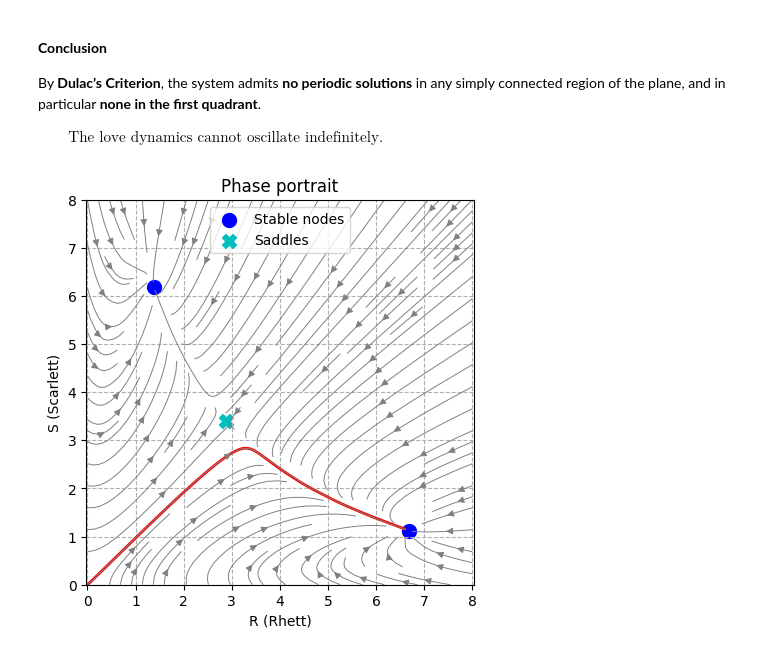
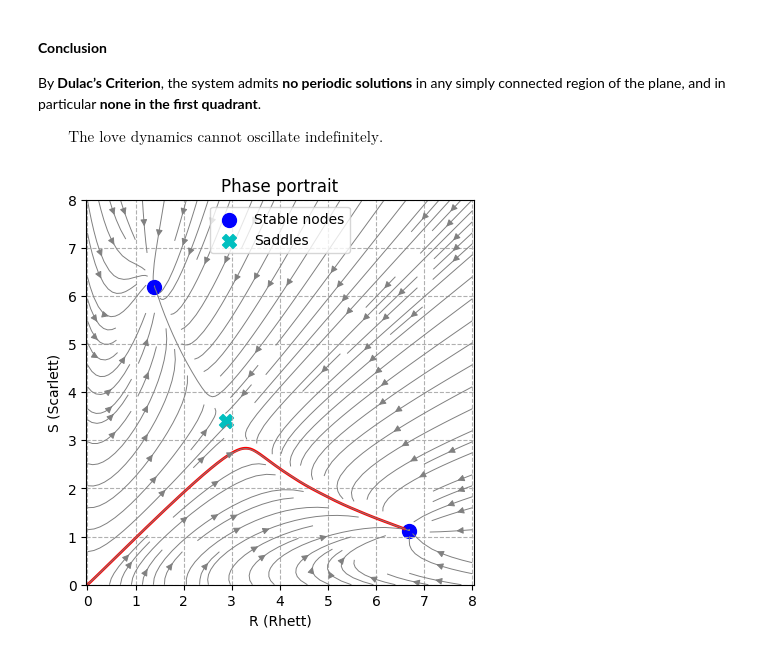
Before and after one commit to Chaks1603/Python-Assignments, a Jupyter notebook: Chaotic Systems/2D Maps/Love Affairs.ipynb, the cells around one changed output. Saved outputs shown, nothing was run; the diff lists cells and outputs as text; code cells hidden in the pictures.

```diff
--- a/Chaotic Systems/2D Maps/Love Affairs.ipynb
+++ b/Chaotic Systems/2D Maps/Love Affairs.ipynb
@@ -461,35 +462,35 @@ stable_pts = np.array(stable_pts)
 saddle_pts = np.array(saddle_pts)
 
 # Phase field
-r = np.linspace(0, 8, 21)
-s = np.linspace(0, 8, 21)
+r = np.linspace(0, 8, 101)
+s = np.linspace(0, 8, 101)
 Rr, Ss = np.meshgrid(r, s)
 dR = -Rr + A_S + k*Ss*np.exp(-Ss)
 dS = -Ss + A_R + k*Rr*np.exp(-Rr)
 
 t_span = (0, 10)
 t_eval = np.linspace(*t_span, 1000)
 z0 = [0, 0]   # indifferent at meeting
 
 sol = solve_ivp(love, t_span, z0, t_eval=t_eval)
 R, S = sol.y
 plt.figure(figsize=(5,5))
 plt.plot(R, S, 'r', lw=2)
 
 # Phase portrait
 plt.streamplot(Rr, Ss, dR, dS, density=1.2, color="gray", linewidth=0.7, arrowsize=1)
 
 if len(stable_pts)>0:
     plt.scatter(stable_pts[:,0], stable_pts[:,1], c='blue', s=100, label="Stable nodes")
 if len(saddle_pts)>0:
     plt.scatter(saddle_pts[:,0], saddle_pts[:,1], c='c', s=100, marker='X', label="Saddles")
 
 plt.xlabel('R (Rhett)')
 plt.ylabel('S (Scarlett)')
 plt.title('Phase portrait')
 plt.legend()
 plt.axis('equal')
 plt.grid(True, linestyle='--')
 plt.show()
 # %% [output]
-[figure, old version]
+[figure, new version]
```
Also changed, not shown: parts of 5 cells of this notebook.
